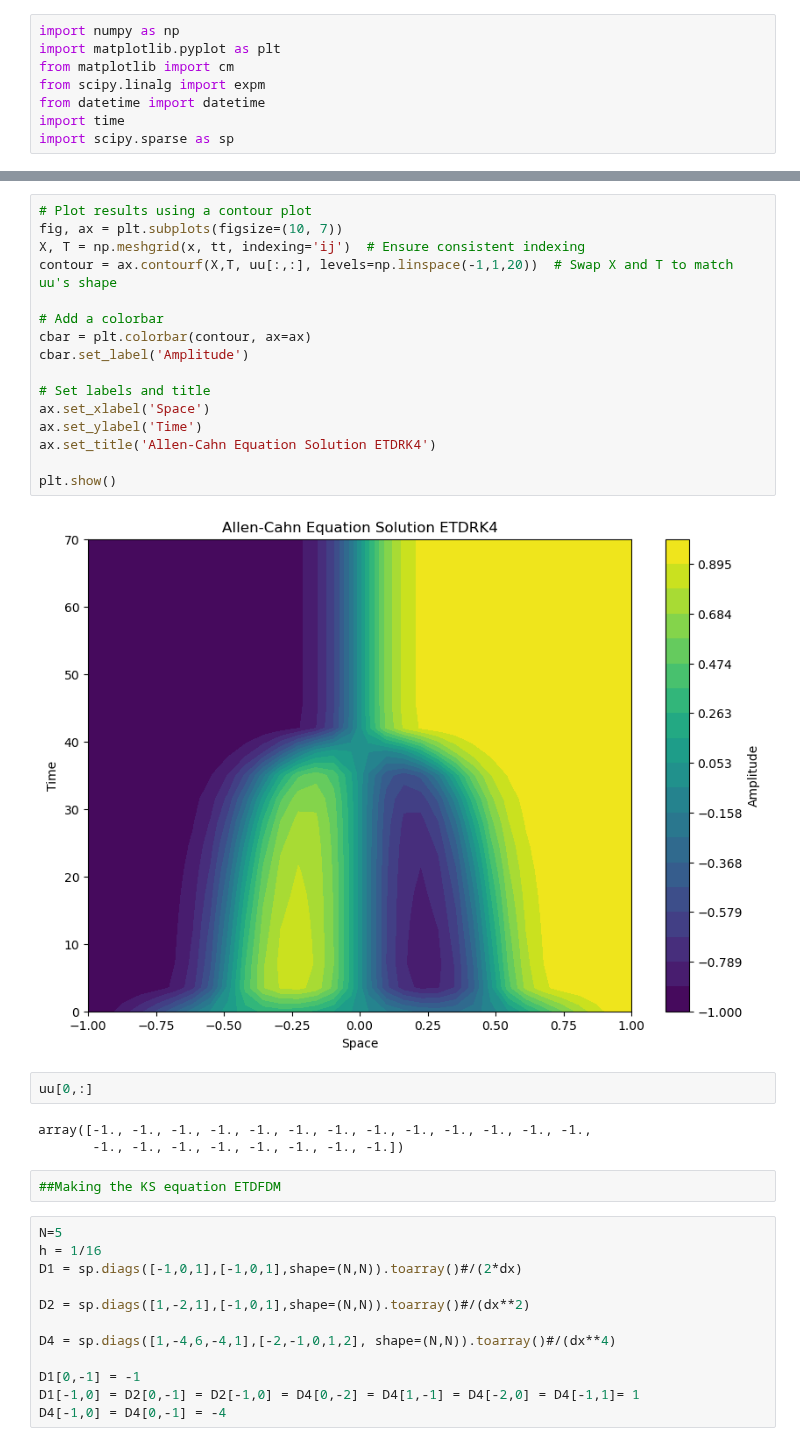
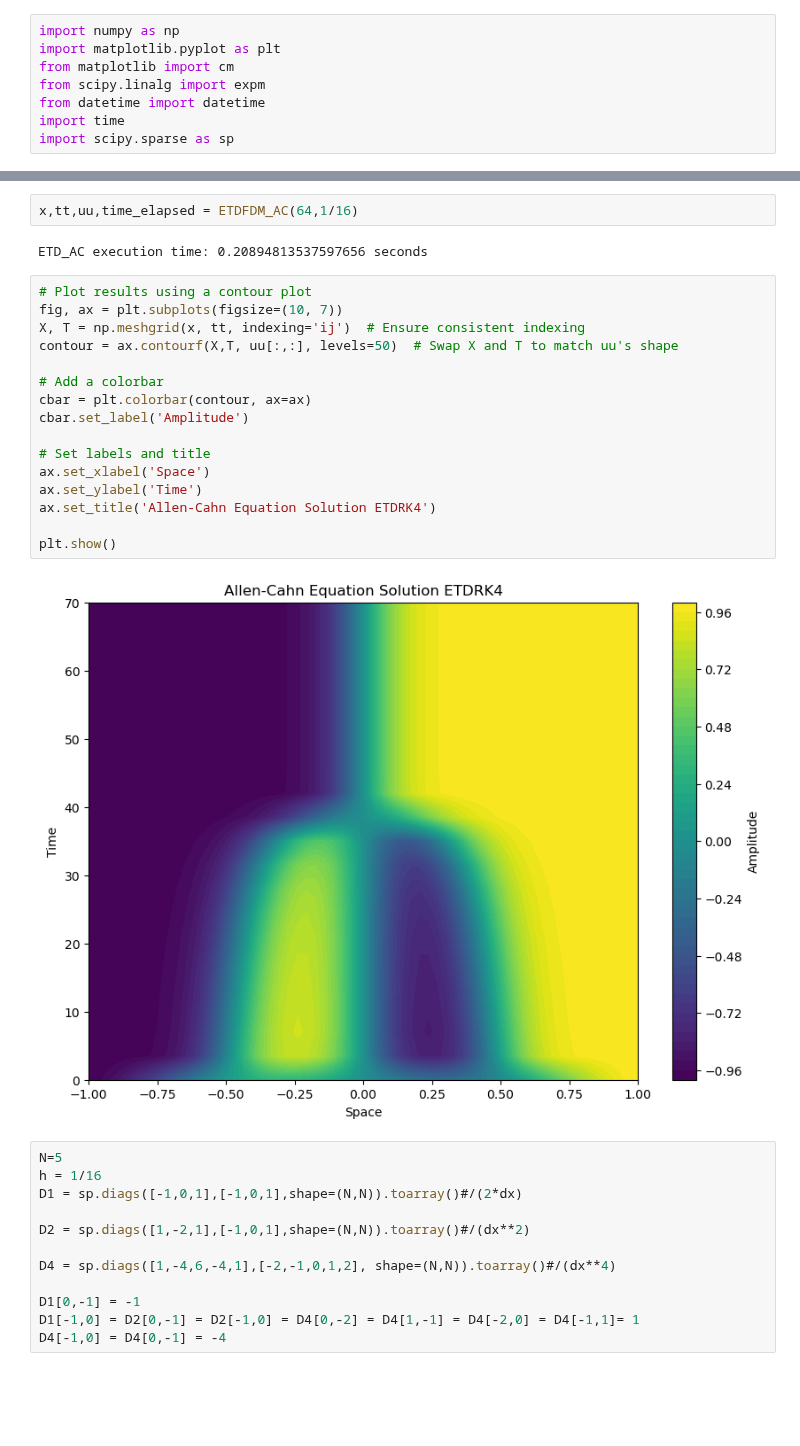
Before and after one commit to Gaffeyh/Research_Project, a Jupyter notebook: ETD_FDM/ETD_FDM.ipynb, the cells around one changed output, grey strips where cells are left out. Saved outputs shown, nothing was run; the diff lists cells and outputs as text; blank space fills up the shorter version.

Commit message:
beginning comparison of KS equations, FDM, SPECTRAL

```diff
--- a/ETD_FDM/ETD_FDM.ipynb
+++ b/ETD_FDM/ETD_FDM.ipynb
@@ -118,28 +113,25 @@ ETD_AC execution time: 0.13041472434997559 seconds
+# %%
+x,tt,uu,time_elapsed = ETDFDM_AC(64,1/16)
+# %% [output]
+ETD_AC execution time: 0.20894813537597656 seconds
 # %%
 # Plot results using a contour plot
 fig, ax = plt.subplots(figsize=(10, 7))
 X, T = np.meshgrid(x, tt, indexing='ij')  # Ensure consistent indexing
-contour = ax.contourf(X,T, uu[:,:], levels=np.linspace(-1,1,20))  # Swap X and T to match uu's shape
+contour = ax.contourf(X,T, uu[:,:], levels=50)  # Swap X and T to match uu's shape
 
 # Add a colorbar
 cbar = plt.colorbar(contour, ax=ax)
 cbar.set_label('Amplitude')
 
 # Set labels and title
 ax.set_xlabel('Space')
 ax.set_ylabel('Time')
 ax.set_title('Allen-Cahn Equation Solution ETDRK4')
 
 plt.show()
 # %% [output]
-[figure, old version]
+[figure, new version]
-# %%
-uu[0,:]
-# %% [output]
-array([-1., -1., -1., -1., -1., -1., -1., -1., -1., -1., -1., -1., -1.,
-       -1., -1., -1., -1., -1., -1., -1., -1.])
-# %%
-##Making the KS equation ETDFDM
 # %%
 N=5
 h = 1/16
```
Also changed, not shown: parts of 10 cells of this notebook, 6 other files.
